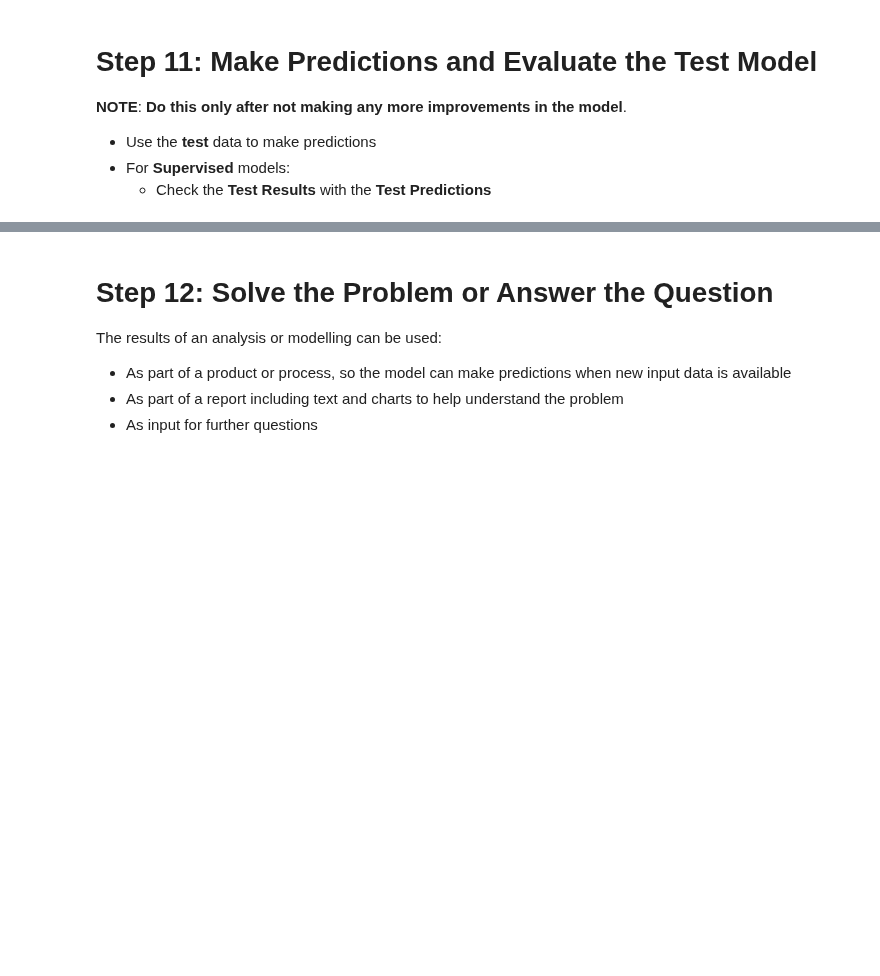
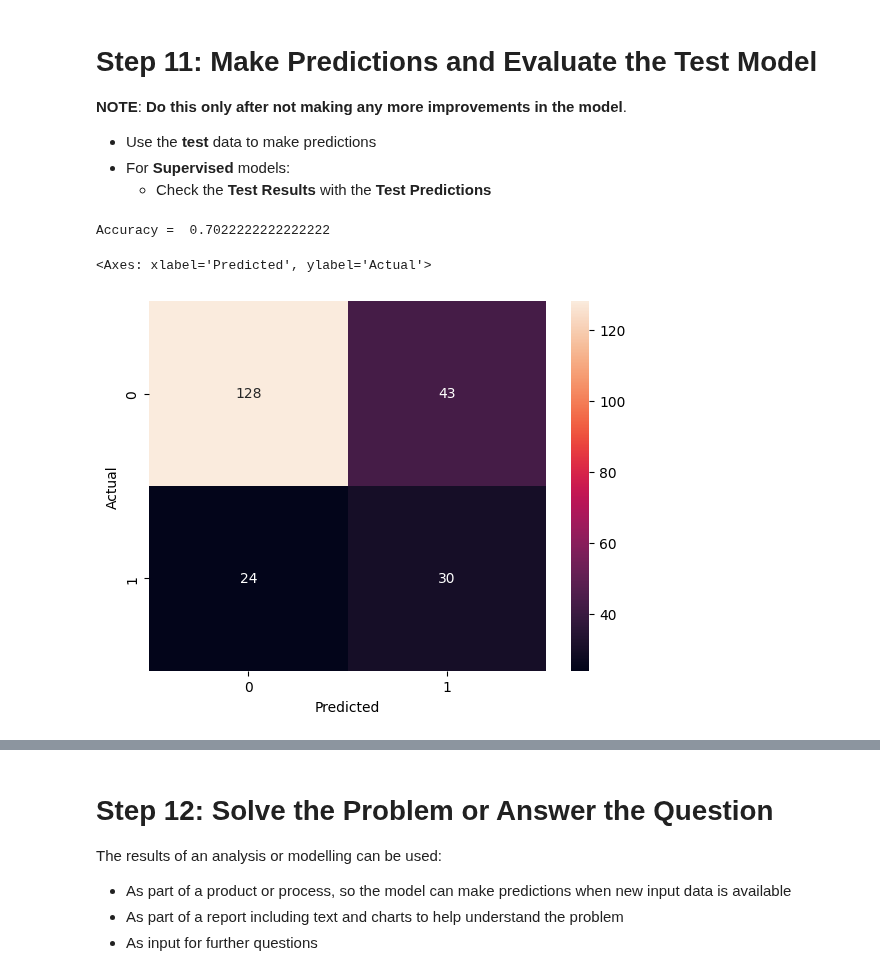
Before and after one commit to LouisMcArdell/IOD-Work, a Jupyter notebook: Labs/Module 7/IOD_Lab-7_1_1 - Decision Trees.ipynb, the cells around one changed output, grey strips where cells are left out. Drawn from its saved outputs; the diff is of its cells as text; code cells hidden in the pictures; blank space fills up the shorter version.

```diff
--- a/Labs/Module 7/IOD_Lab-7_1_1 - Decision Trees.ipynb
+++ b/Labs/Module 7/IOD_Lab-7_1_1 - Decision Trees.ipynb
@@ -209,0 +283,24 @@ Consider the parameters and hyper-parameters of each model at each (re)run and a
+# %%
+sm = SMOTE(random_state=42)
+X_res, y_res = sm.fit_resample(X_scaled, y)
+# %%
+from sklearn.model_selection import GridSearchCV
+
+param_grid = {
+    'criterion': ['gini', 'entropy'],
+    'max_depth': [None, 10, 15, 20, 25, 30],
+    'min_samples_split': [2, 5, 10],
+    'min_samples_leaf': [1, 2, 4],
+    'max_features': [None, 'sqrt', 'log2'],
+}
+
+dtc = DecisionTreeClassifier(random_state=42)
+
+grid_search = GridSearchCV(dtc, param_grid, cv=5, scoring='accuracy', n_jobs=-1)
+
+grid_search.fit(X_res, y_res)
+
+best_clf = grid_search.best_estimator_
+best_params = grid_search.best_params_
+
+print("Best parameters found: ", best_params)
@@ -209,0 +309,8 @@ Consider the parameters and hyper-parameters of each model at each (re)run and a
+# %%
+best_clf.fit(X_train_res, y_train_res)
+
+y_pred = best_clf.predict(X_train_res)
+
+accuracy = accuracy_score(y_train_res, y_pred)
+
+print('Accuracy = ', accuracy)
@@ -214,3 +325,17 @@ Consider the parameters and hyper-parameters of each model at each (re)run and a
 - Use the **test** data to make predictions
 - For **Supervised** models:
     - Check the **Test Results** with the **Test Predictions**
+# %%
+y_pred = best_clf.predict(X_test)
+
+accuracy = accuracy_score(y_test, y_pred)
+
+print('Accuracy = ', accuracy)
+
+confusion_df = pd.crosstab(y_test, y_pred, rownames=['Actual'], colnames=['Predicted'])
+
+sns.heatmap(confusion_df, annot=True,fmt="d")
+# %% [output]
+Accuracy =  0.7022222222222222
+<Axes: xlabel='Predicted', ylabel='Actual'>
+[figure, added]
```
Also changed, not shown: parts of 15 cells of this notebook.
